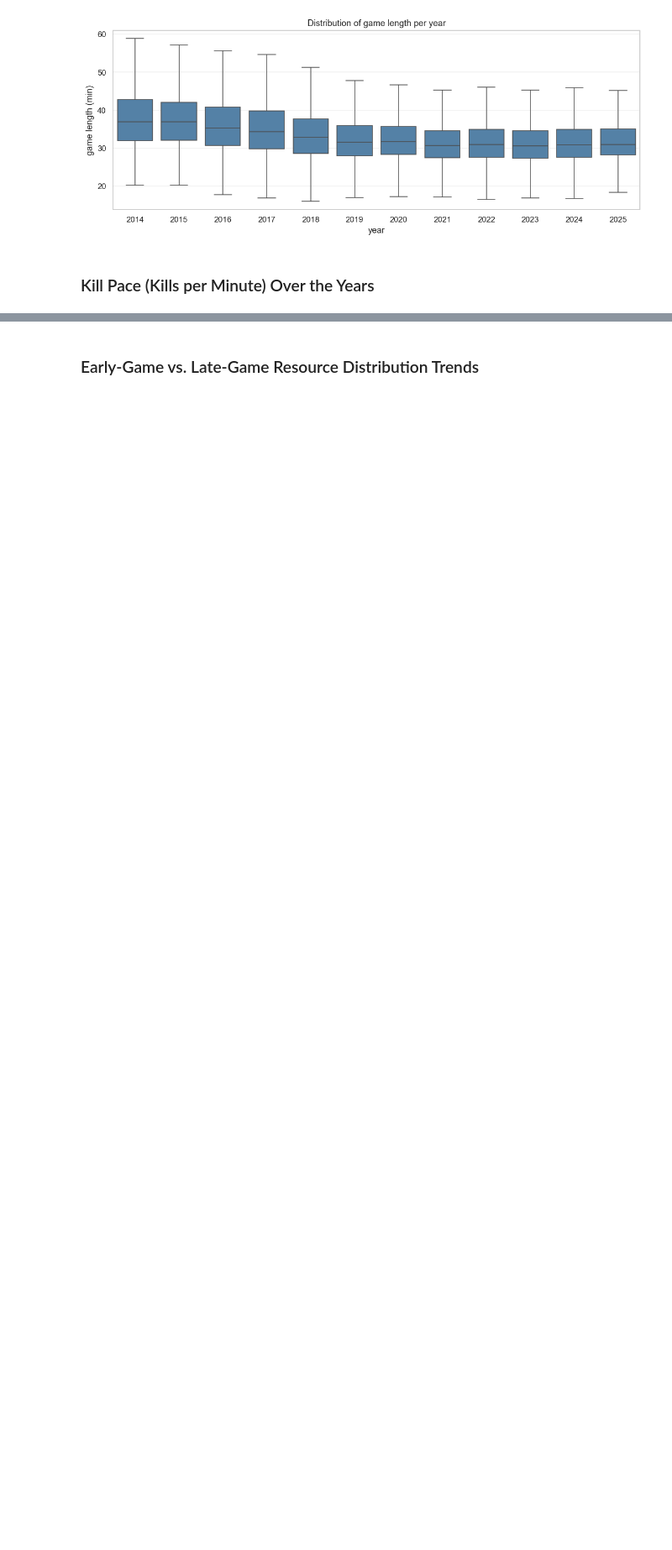
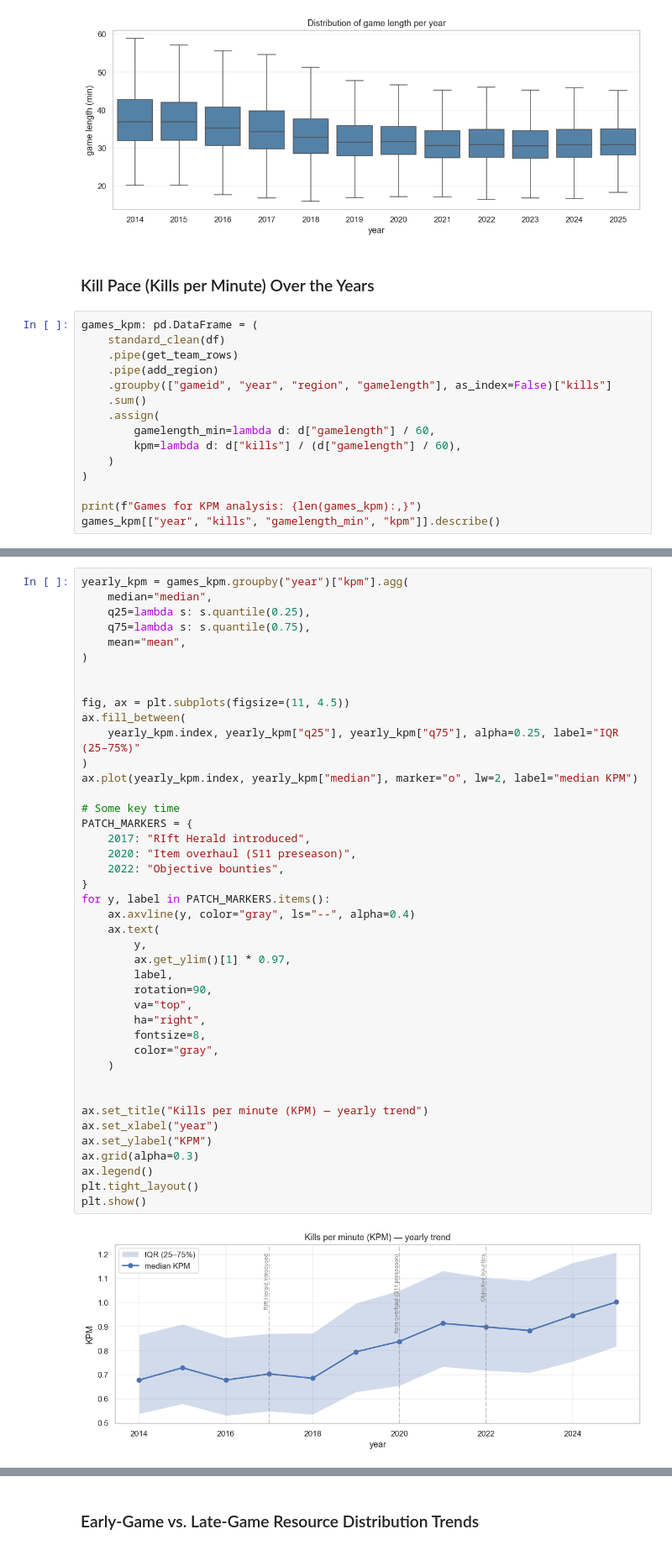
Before and after one commit to LUNARKN1GHT/lol_esports, a Jupyter notebook: lol_esports.ipynb, the cells around one changed output, grey strips where cells are left out. Shown at 84% size. Cells and saved outputs as stored; diff of their text form; blank space fills up the shorter version.

Commit message:
feat: KPM 血x度分析
- 比赛时长趋势分析（utils/preprocess.py 放宽默认清洗）
- KPM 演化 + 主赛区对比
- 关键 patch 节点时间轴 markdown

closes #7
closes #9

```diff
--- a/lol_esports.ipynb
+++ b/lol_esports.ipynb
@@ -263,3 +263,18 @@ plt.show()
 [figure]
 # %% [markdown]
 ### Kill Pace (Kills per Minute) Over the Years
+# %%
+games_kpm: pd.DataFrame = (
+    standard_clean(df)
+    .pipe(get_team_rows)
+    .pipe(add_region)
+    .groupby(["gameid", "year", "region", "gamelength"], as_index=False)["kills"]
+    .sum()
+    .assign(
+        gamelength_min=lambda d: d["gamelength"] / 60,
+        kpm=lambda d: d["kills"] / (d["gamelength"] / 60),
+    )
+)
+
+print(f"Games for KPM analysis: {len(games_kpm):,}")
+games_kpm[["year", "kills", "gamelength_min", "kpm"]].describe()
@@ -265,0 +292,44 @@ plt.show()
+# %%
+yearly_kpm = games_kpm.groupby("year")["kpm"].agg(
+    median="median",
+    q25=lambda s: s.quantile(0.25),
+    q75=lambda s: s.quantile(0.75),
+    mean="mean",
+)
+
+
+fig, ax = plt.subplots(figsize=(11, 4.5))
+ax.fill_between(
+    yearly_kpm.index, yearly_kpm["q25"], yearly_kpm["q75"], alpha=0.25, label="IQR (25–75%)"
+)
+ax.plot(yearly_kpm.index, yearly_kpm["median"], marker="o", lw=2, label="median KPM")
+
+# Some key time
+PATCH_MARKERS = {
+    2017: "RIft Herald introduced",
+    2020: "Item overhaul (S11 preseason)",
+    2022: "Objective bounties",
+}
+for y, label in PATCH_MARKERS.items():
+    ax.axvline(y, color="gray", ls="--", alpha=0.4)
+    ax.text(
+        y,
+        ax.get_ylim()[1] * 0.97,
+        label,
+        rotation=90,
+        va="top",
+        ha="right",
+        fontsize=8,
+        color="gray",
+    )
+
+
+ax.set_title("Kills per minute (KPM) — yearly trend")
+ax.set_xlabel("year")
+ax.set_ylabel("KPM")
+ax.grid(alpha=0.3)
+ax.legend()
+plt.tight_layout()
+plt.show()
+# %% [output]
+[figure, added]
```
Also changed, not shown: parts of 4 cells of this notebook.
